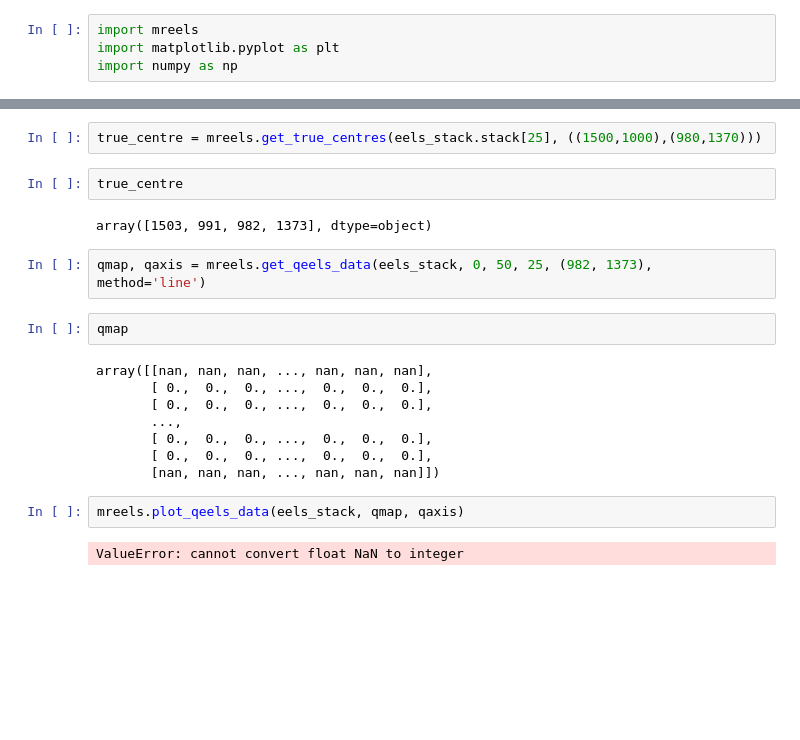
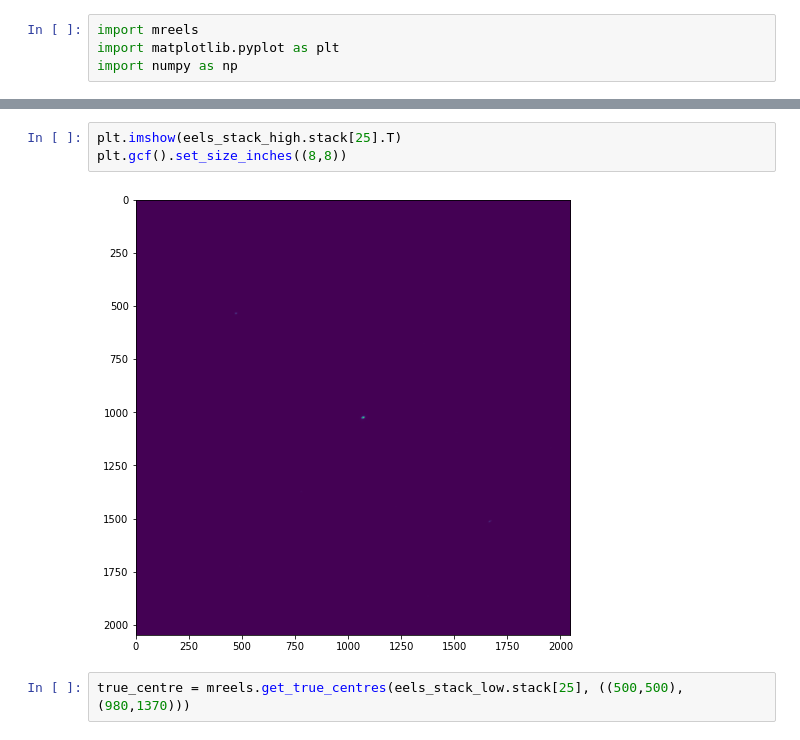
Before and after one commit to SangersJeroen/Bachelor-Thesis-Code, a Jupyter notebook: mreels_test.ipynb, the cells around one changed output, grey strips where cells are left out. Saved outputs shown, nothing was run; the diff lists cells and outputs as text; blank space fills up the shorter version.

```diff
--- a/mreels_test.ipynb
+++ b/mreels_test.ipynb
@@ -16,22 +14,7 @@ plt.plot(784,1080, marker='2', markersize=10, color='orange')
+# %%
+plt.imshow(eels_stack_high.stack[25].T)
+plt.gcf().set_size_inches((8,8))
+# %% [output]
+[figure, added]
 # %%
-true_centre = mreels.get_true_centres(eels_stack.stack[25], ((1500,1000),(980,1370)))
+true_centre = mreels.get_true_centres(eels_stack_low.stack[25], ((500,500),(980,1370)))
-# %%
-true_centre
-# %% [output]
-array([1503, 991, 982, 1373], dtype=object)
-# %%
-qmap, qaxis = mreels.get_qeels_data(eels_stack, 0, 50, 25, (982, 1373), method='line')
-# %%
-qmap
-# %% [output]
-array([[nan, nan, nan, ..., nan, nan, nan],
-       [ 0.,  0.,  0., ...,  0.,  0.,  0.],
-       [ 0.,  0.,  0., ...,  0.,  0.,  0.],
-       ...,
-       [ 0.,  0.,  0., ...,  0.,  0.,  0.],
-       [ 0.,  0.,  0., ...,  0.,  0.,  0.],
-       [nan, nan, nan, ..., nan, nan, nan]])
-# %%
-mreels.plot_qeels_data(eels_stack, qmap, qaxis)
-# %% [output]
-ValueError: cannot convert float NaN to integer
```
Also changed, not shown: parts of 3 cells of this notebook, 3 other files.
